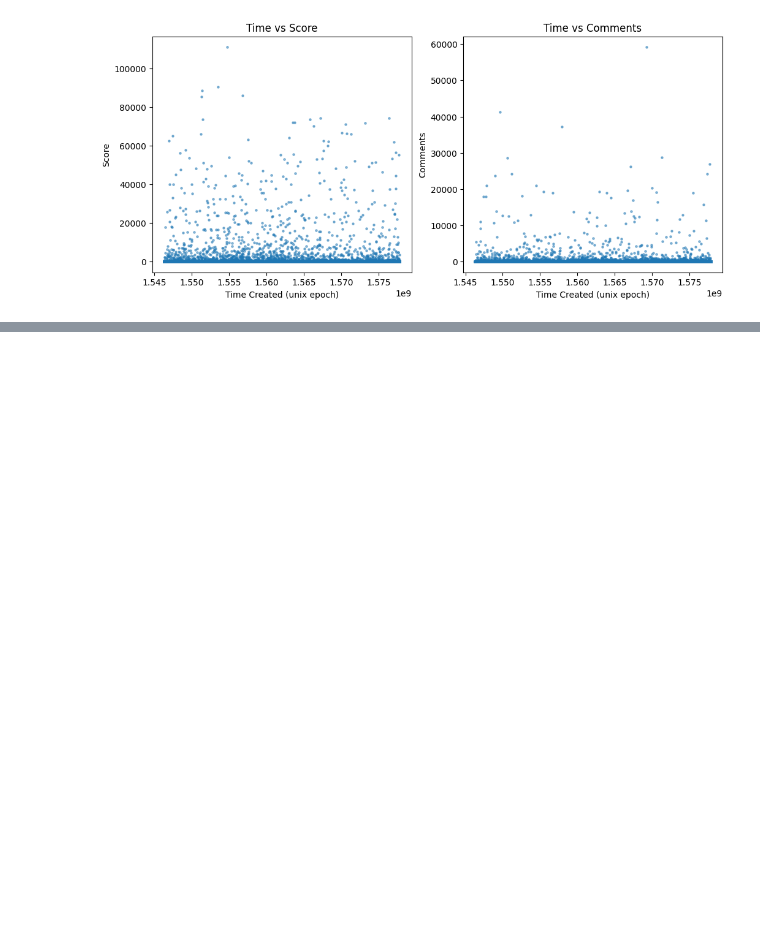
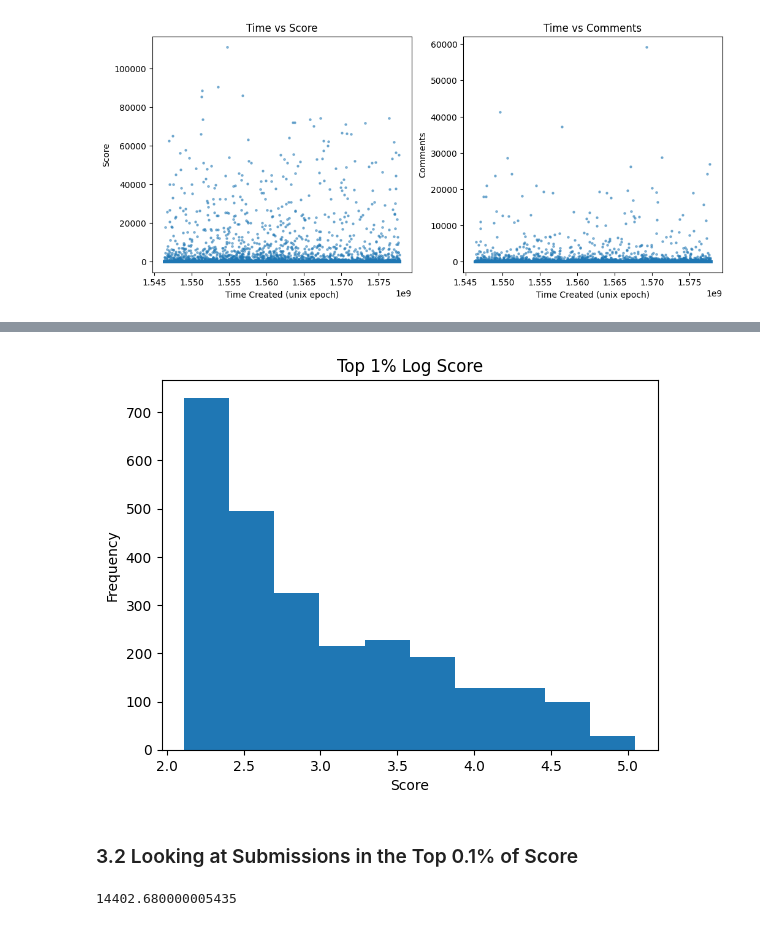
Before and after one commit to Toastjpg/CMPT353-Project, a Jupyter notebook: initial_analysis.ipynb, the cells around one changed output, grey strips where cells are left out. Saved outputs shown, nothing was run; the diff lists cells and outputs as text; code cells hidden in the pictures; blank space fills up the shorter version.

```diff
--- a/initial_analysis.ipynb
+++ b/initial_analysis.ipynb
@@ -112,0 +165,16 @@ fig.show()
+# %%
+transformed_one_percent = one_percent['score'].values
+transformed_one_percent = np.log10(transformed_one_percent)
+plt.hist(transformed_one_percent)
+plt.title('Top 1% Log Score')
+plt.xlabel('Score')
+plt.ylabel('Frequency')
+plt.show()
+# %% [output]
+[figure, added]
+# %% [markdown]
+### 3.2 Looking at Submissions in the Top 0.1% of Score
+# %%
+submissions['score'].quantile(0.999)
+# %% [output]
+14402.680000005435
```
Also changed, not shown: parts of 21 cells of this notebook.
